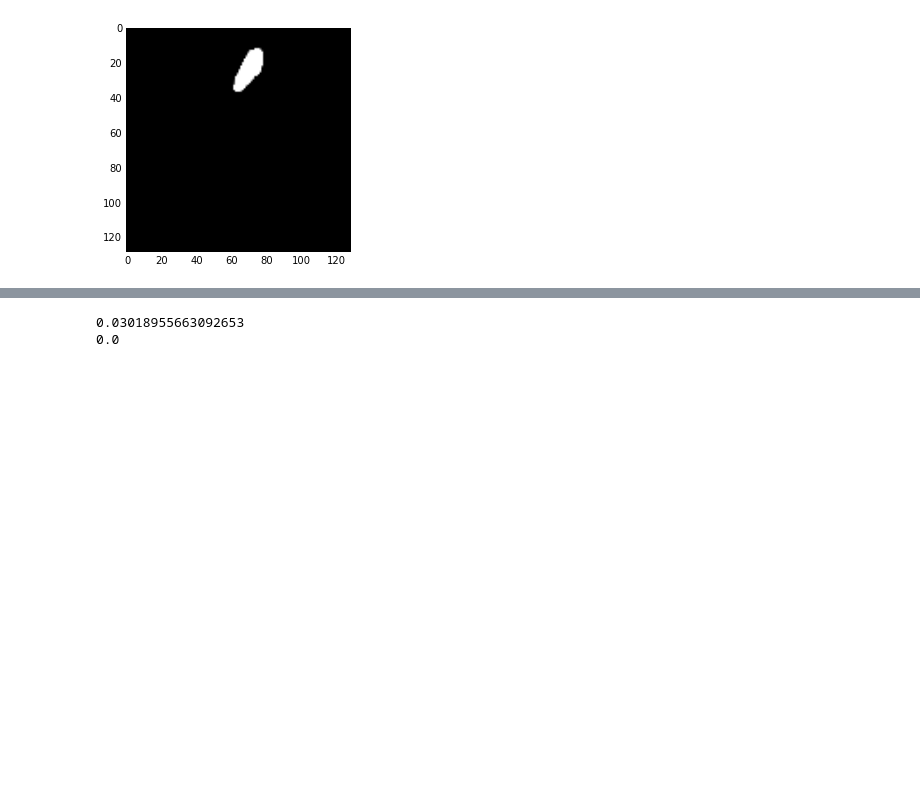
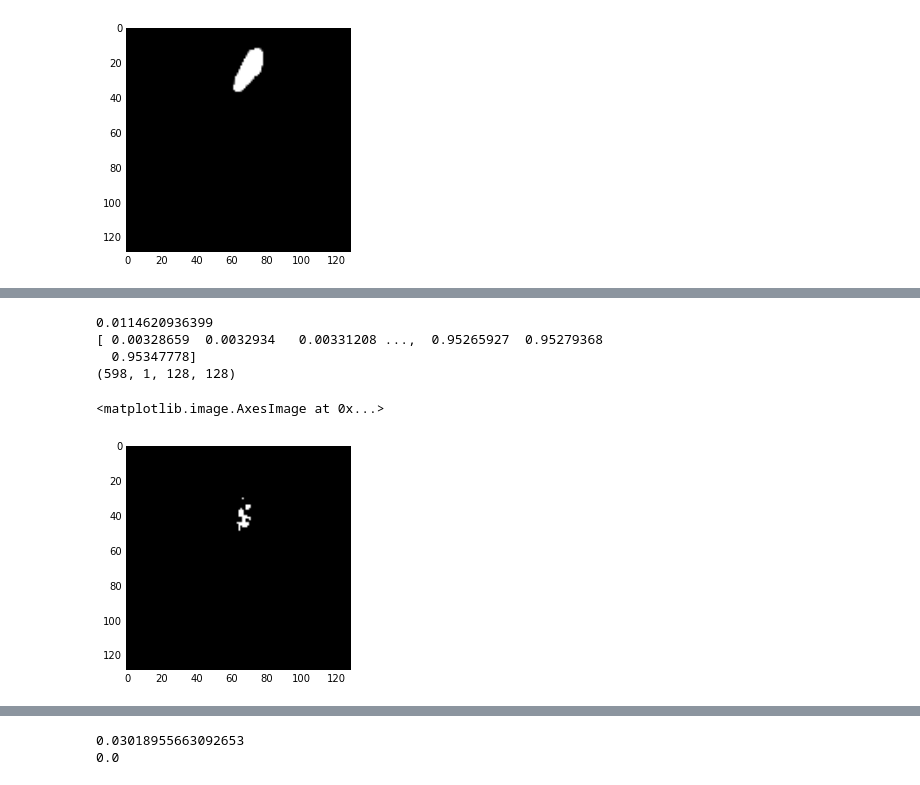
Before and after one commit to thenomemac/Kaggle-Ultrasound-Recombinator, a Jupyter notebook: fcn-ultrasound-kaggle.ipynb, the cells around one changed output, grey strips where cells are left out. Cells and saved outputs as stored; diff of their text form; code cells hidden in the pictures; blank space fills up the shorter version.

```diff
--- a/fcn-ultrasound-kaggle.ipynb
+++ b/fcn-ultrasound-kaggle.ipynb
@@ -559 +667,14 @@ YvalPred = batch_apply(Xtrain[:1], f_predict, BATCH_N)
+# %%
+# compare predicted mask
+print(np.mean(YvalPred))
+print(np.unique(YvalPred))
+print(YvalPred.shape)
+plt.imshow((YvalPred[300] >= 0.35).astype('uint8').reshape((128, 128)))
+# %% [output]
+0.0114620936399
+[ 0.00328659  0.0032934   0.00331208 ...,  0.95265927  0.95279368
+  0.95347778]
+(598, 1, 128, 128)
+<matplotlib.image.AxesImage at 0x...>
+[figure, added]
 # %%
```
Also changed, not shown: parts of 32 cells of this notebook.
